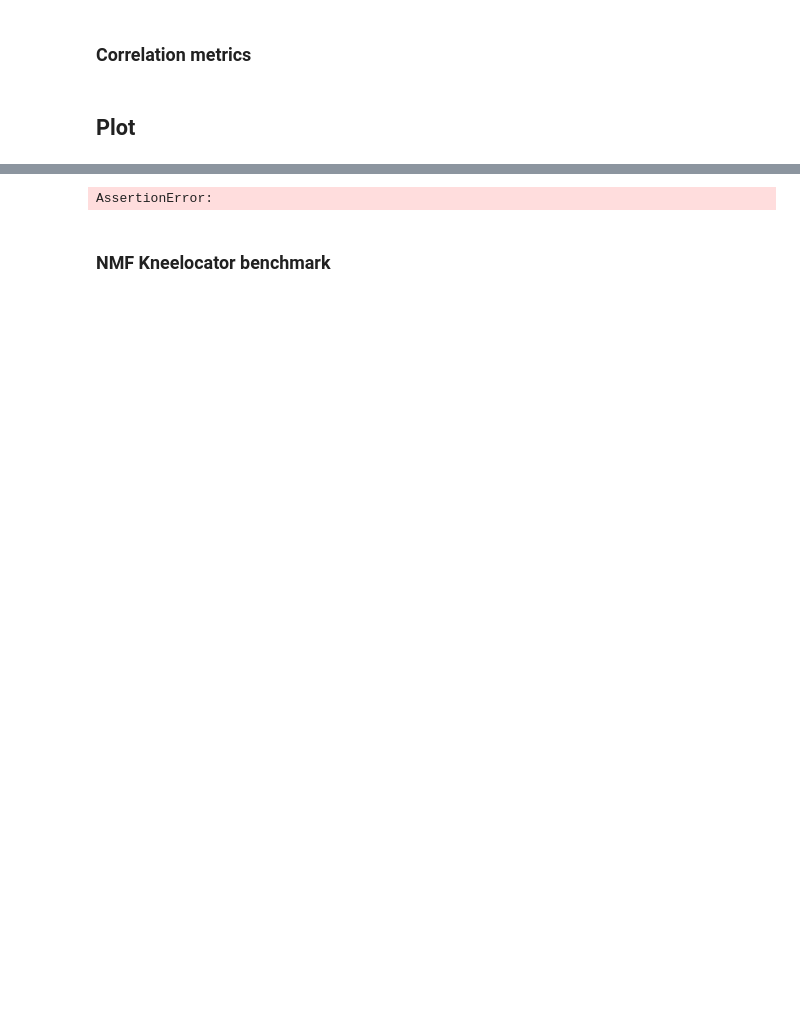
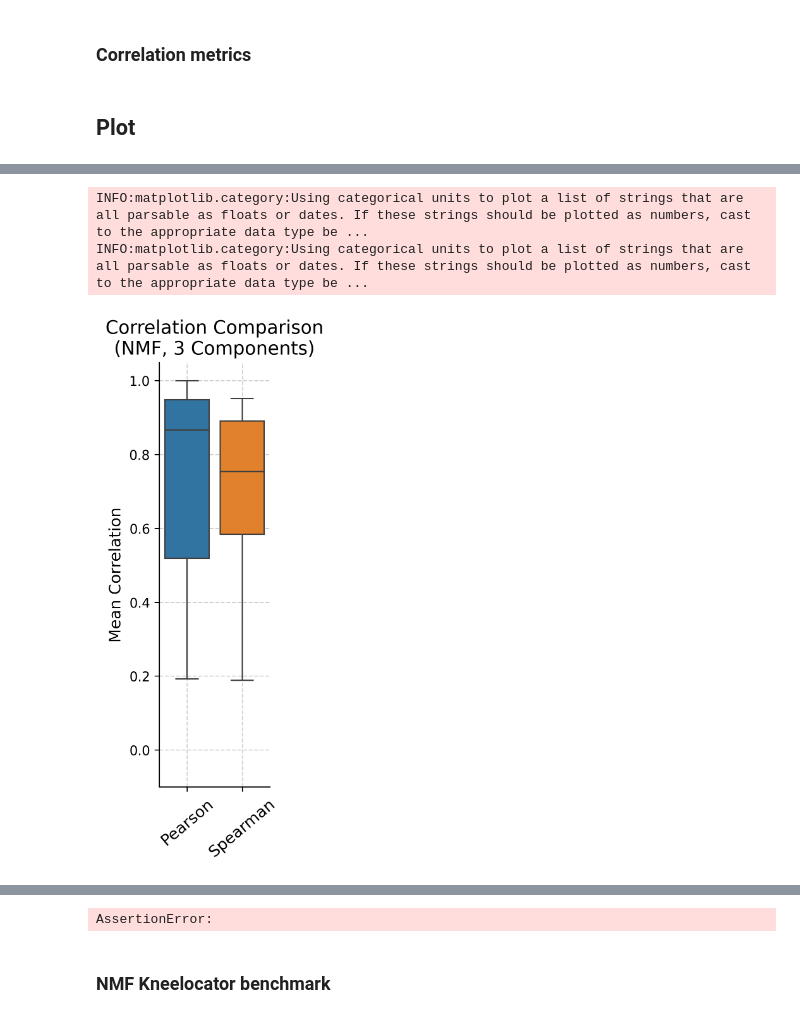
Before and after one commit to egerc/spatial_transcript_inference, a Jupyter notebook: benchmarking_different_predictors.ipynb, the cells around one changed output, grey strips where cells are left out. Drawn from its saved outputs; the diff is of its cells as text; code cells hidden in the pictures; blank space fills up the shorter version.

```diff
--- a/benchmarking_different_predictors.ipynb
+++ b/benchmarking_different_predictors.ipynb
@@ -851,0 +852,34 @@ plt.show()
+# %%
+import seaborn as sns
+import matplotlib.pyplot as plt
+
+# Set Seaborn style
+#sns.set(style="whitegrid")
+
+# Prepare data
+data = [
+    [result.compute_correlation(pearsonr_mean) for result in results["NMF 3 components"]],
+    [result.compute_correlation(spearmanr_mean) for result in results["NMF 3 components"]],
+]
+
+# Create the boxplot
+plt.figure(figsize=(2, 6), dpi=300)
+sns.boxplot(data=data)
+
+# Set labels and title
+plt.xticks([0, 1], ['Pearson', 'Spearman'], fontsize=12, rotation=40)
+plt.ylabel('Mean Correlation', fontsize=12)
+plt.title('Correlation Comparison\n(NMF, 3 Components)', fontsize=14)
+plt.ylim(-0.1, 1.05)
+
+# Optional: customize colors or add gridlines
+sns.despine()
+plt.grid(True, linestyle='--', alpha=0.6)
+
+# Show the plot
+plt.tight_layout()
+plt.show()
+# %% [output]
+INFO:matplotlib.category:Using categorical units to plot a list of strings that are all parsable as floats or dates. If these strings should be plotted as numbers, cast to the appropriate data type be ...
+INFO:matplotlib.category:Using categorical units to plot a list of strings that are all parsable as floats or dates. If these strings should be plotted as numbers, cast to the appropriate data type be ...
+[figure, added]
```
Also changed, not shown: parts of 16 cells of this notebook.
